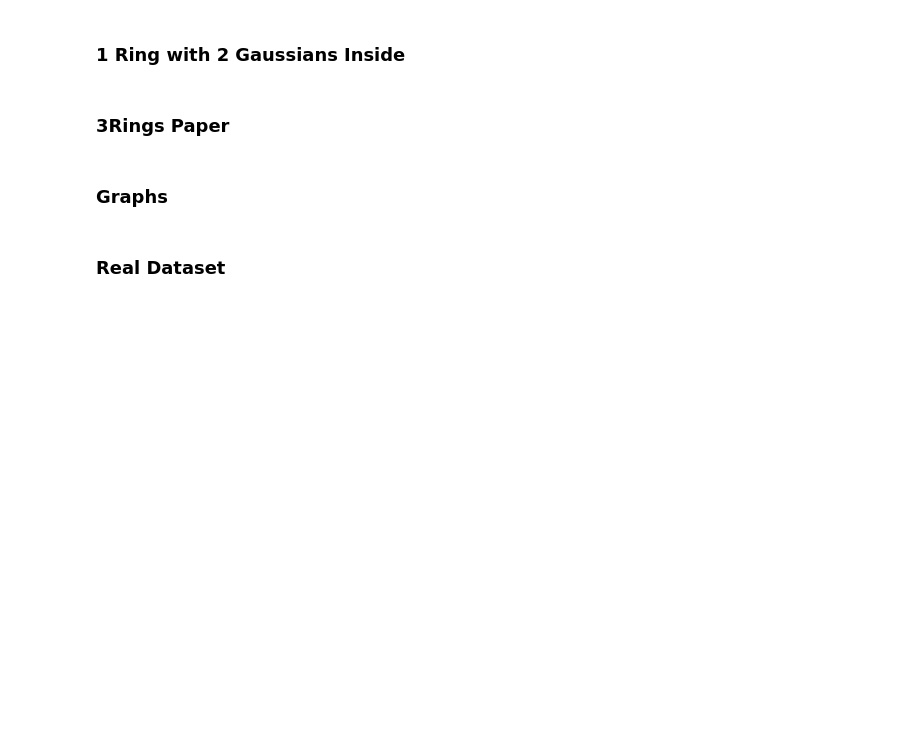
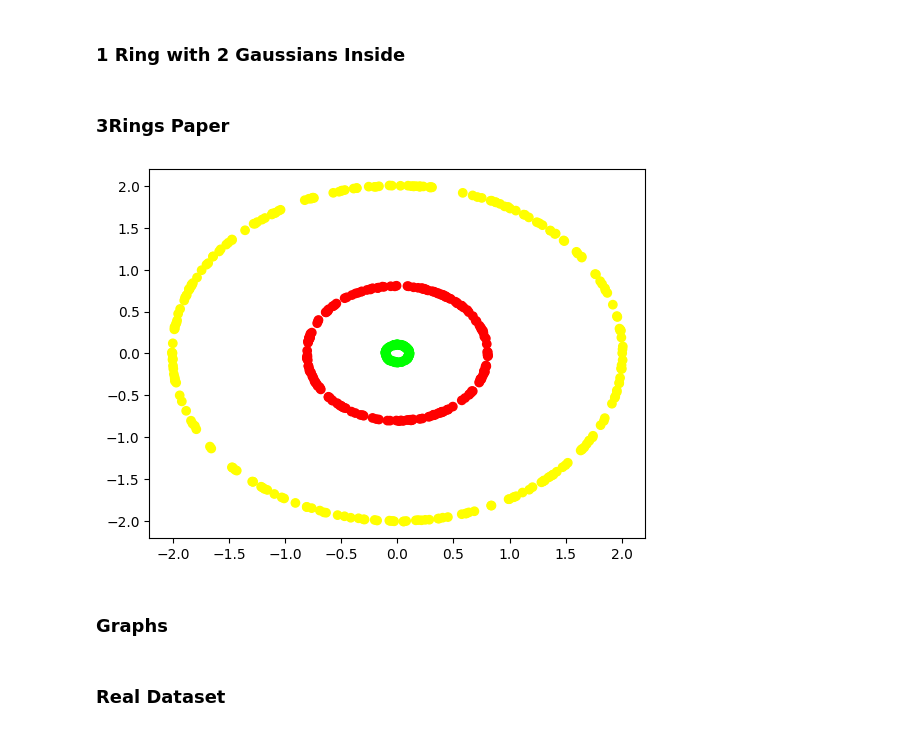
Before and after one commit to gvardakas/global-kernel-k-means-pp, a Jupyter notebook: Kernel k-means.ipynb, the cells around one changed output. Drawn from its saved outputs; the diff is of its cells as text; code cells hidden in the pictures; blank space fills up the shorter version.

Commit message:
Update Rings.py and Kernel k-Means.ipynb

```diff
--- a/Kernel k-means.ipynb
+++ b/Kernel k-means.ipynb
@@ -16,3 +19,15 @@ from Common_Modules.General_Functions import General_Functions
+# %%
+plot_is_enabled = False
+two_rings_is_enabled = False
+three_rings_is_enabled = False
+one_ring_with_two_gaussians_is_enabled = False
+three_rings_paper_is_enabled = False
+graph_is_enabled = False
+kMeans_is_enabled = False
+kernelKMeans_is_enabled = False
+kernelKMeansPP_is_enabled = False
+globalKernelKMeans_is_enabled = False
+globalKernelKMeansPP_is_enabled = False
 # %% [markdown]
 ### Global Variables
 # %%
@@ -37,20 +46,20 @@ colors = ['red', 'blue', 'green', 'orange', 'purple', 'yellow', 'black', 'cyan',
 # %% [markdown]
 ### 2Rings
 # %%
-if(False):
+if(two_rings_is_enabled):
     # centers_coordinates = [(-1, 2), (2, 2), (2, 5), (2, -1), (5, 2), (6, 6), (-2, 6), (2, 8), (6, -2), (2, -4), (-2, -2)]
     centers_coordinates = [(-1, 2), (2, 2)]
-    rings = Rings(colors)
+    rings = Rings(colors=colors)
+
     X, y = rings.make_rings_pairs(centers_coordinates=centers_coordinates, n_samples=100, factor=0.2, noise=0.0)
+    rings.plot(X, y)
 
     K = 2 * len(centers_coordinates)
     kernel_matrix = pairwise_kernels(X, X, metric='rbf', gamma=1)
 # %% [markdown]
 ### 3Rings
 # %%
-if (False):
-
-    # Example usage:
+if (three_rings_is_enabled):
     colors = ['#1f77b4', '#ff7f0e', '#2ca02c']
     rings = Rings(colors=colors)
 
@@ -59,13 +68,14 @@ if (False):
 
     # Generate and plot the rings
     X, y = rings.make_concentric_rings(centers_coordinates=centers_coordinates, n_samples=150, radii=[1, 10, 25], noise=0)
+    rings.plot(X, y)
 
     K = 3 * len(centers_coordinates)
     kernel_matrix = pairwise_kernels(X, X, metric='sigmoid')
 # %% [markdown]
 ### 1 Ring with 2 Gaussians Inside
 # %%
-if(False):
+if(one_ring_with_two_gaussians_is_enabled):
     # Usage example
     colors = ['purple', 'orange', 'blue', 'red', 'green', 'lime']
 
@@ -78,17 +88,14 @@ if(False):
 # %% [markdown]
 ### 3Rings Paper
 # %%
-if (False):
-    import scipy.io
-    import numpy as np
-    X_mat = scipy.io.loadmat('3circles_dataset.mat')
-    X = np.array(X_mat['Dataset'])
-    kernel_matrix_mat = scipy.io.loadmat('3circles_kernel_matrix.mat')
-    kernel_matrix = np.array(kernel_matrix_mat['K'])
-    y = np.loadtxt('array.txt').astype(int)
+if (three_rings_paper_is_enabled):
+    rings = Rings(colors=colors)
+    X, y, kernel_matrix = rings.global_kernel_k_means_three_rings()
     K = 3
+
     rings.plot(X,y)
-    print(y)
+# %% [output]
+[figure, added]
 # %% [markdown]
 ### Graphs
 # %%
```
Also changed, not shown: parts of 8 cells of this notebook, 1 other file.
